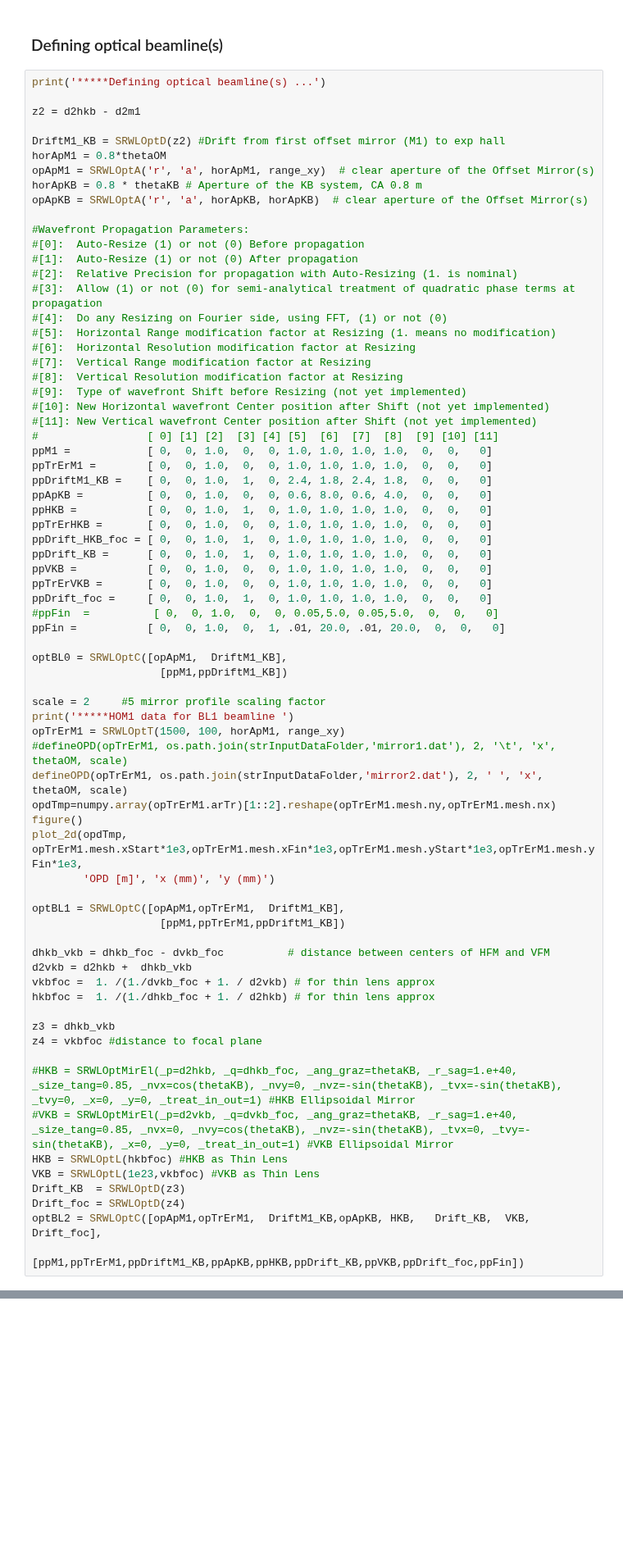
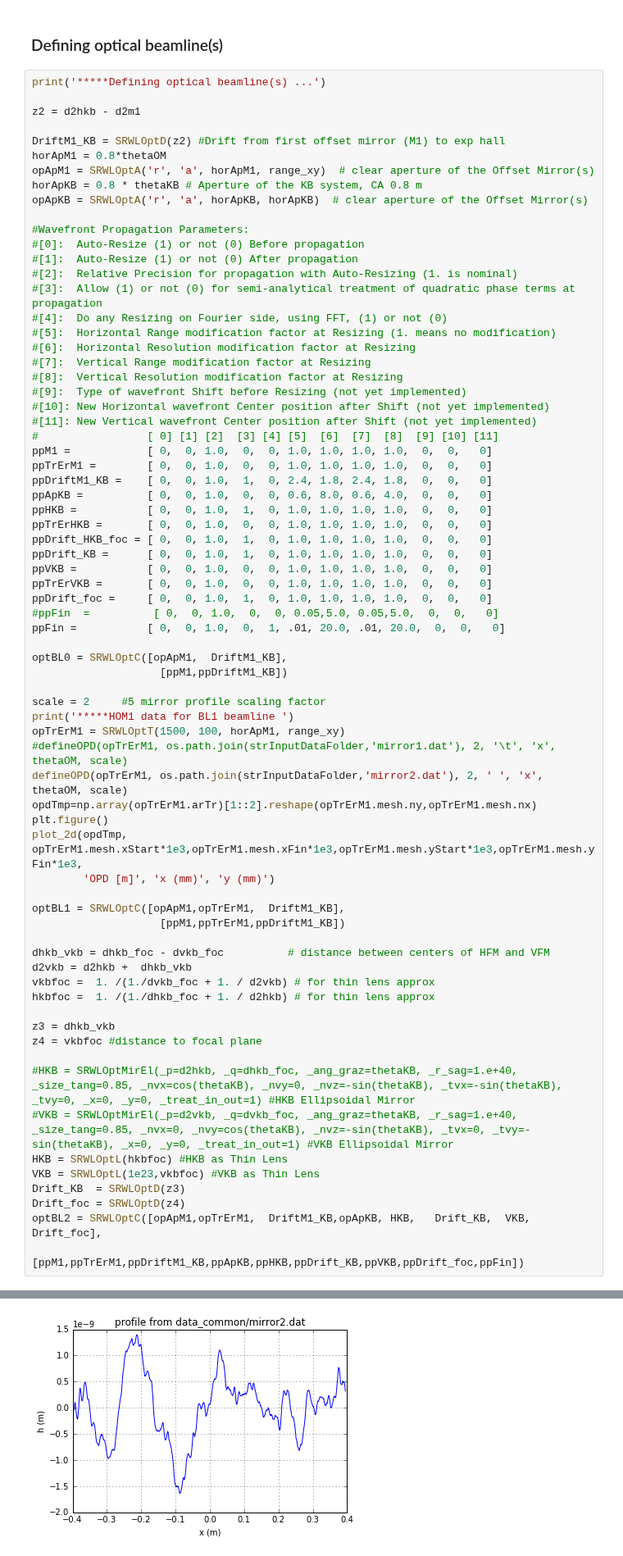
Before and after one commit to samoylv/WPG, a Jupyter notebook: samples/Tutorials/Tutorial_case_3.ipynb, the cells around one changed output, grey strips where cells are left out. Shown at 82% size. Cells and saved outputs as stored; diff of their text form; blank space fills up the shorter version.

```diff
--- a/samples/Tutorials/Tutorial_case_3.ipynb
+++ b/samples/Tutorials/Tutorial_case_3.ipynb
@@ -218,8 +231,8 @@ print('*****HOM1 data for BL1 beamline ')
 opTrErM1 = SRWLOptT(1500, 100, horApM1, range_xy)
 #defineOPD(opTrErM1, os.path.join(strInputDataFolder,'mirror1.dat'), 2, '\t', 'x',  thetaOM, scale)
 defineOPD(opTrErM1, os.path.join(strInputDataFolder,'mirror2.dat'), 2, ' ', 'x',  thetaOM, scale)
-opdTmp=numpy.array(opTrErM1.arTr)[1::2].reshape(opTrErM1.mesh.ny,opTrErM1.mesh.nx)
-figure()
+opdTmp=np.array(opTrErM1.arTr)[1::2].reshape(opTrErM1.mesh.ny,opTrErM1.mesh.nx)
+plt.figure()
 plot_2d(opdTmp, opTrErM1.mesh.xStart*1e3,opTrErM1.mesh.xFin*1e3,opTrErM1.mesh.yStart*1e3,opTrErM1.mesh.yFin*1e3,
         'OPD [m]', 'x (mm)', 'y (mm)')
 
@@ -242,3 +255,4 @@ Drift_KB  = SRWLOptD(z3)
 Drift_foc = SRWLOptD(z4)
 optBL2 = SRWLOptC([opApM1,opTrErM1,  DriftM1_KB,opApKB, HKB,   Drift_KB,  VKB,  Drift_foc],
                     [ppM1,ppTrErM1,ppDriftM1_KB,ppApKB,ppHKB,ppDrift_KB,ppVKB,ppDrift_foc,ppFin])
+# %% [output]
@@ -244,0 +261 @@ optBL2 = SRWLOptC([opApM1,opTrErM1,  DriftM1_KB,opApKB, HKB,   Drift_KB,  VKB,
+[figure, added]
```
Also changed, not shown: parts of 16 cells of this notebook, 4 other files.
